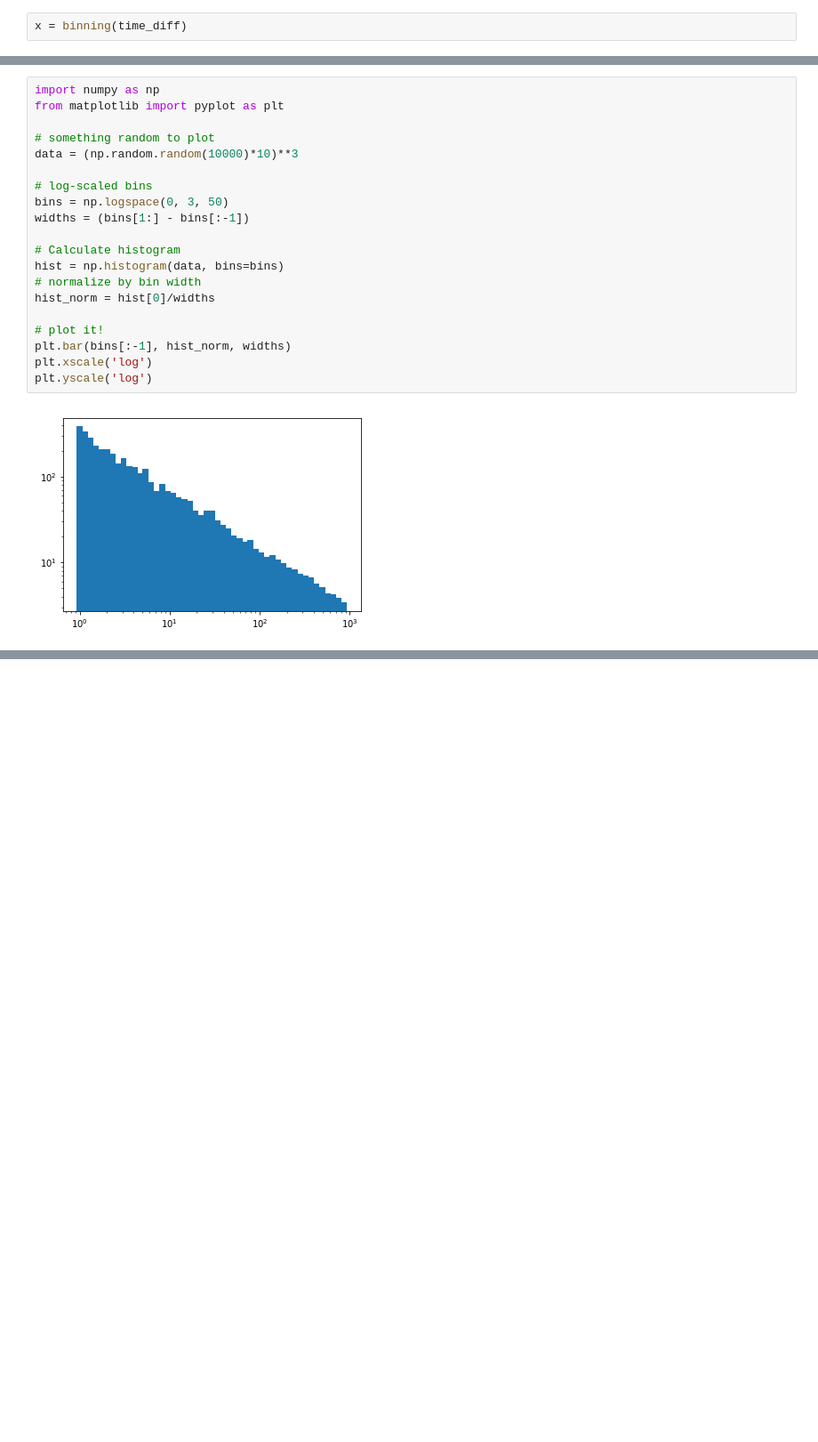
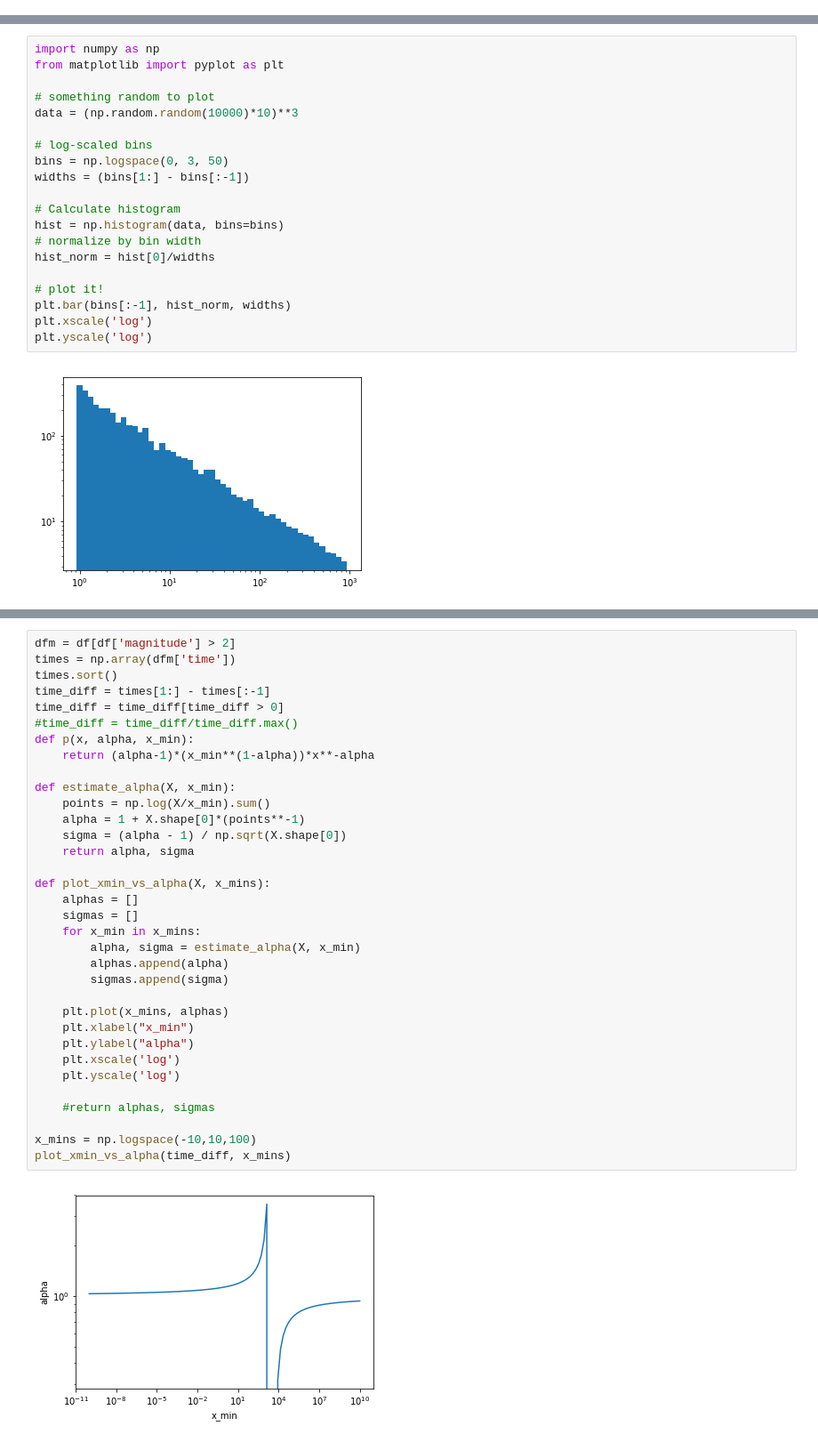
Before and after one commit to mango915/Earthquakes, a Jupyter notebook: Binning_function_mango.ipynb, the cells around one changed output, grey strips where cells are left out. Shown: that part at 89% size. Saved outputs shown, nothing was run; the diff lists cells and outputs as text; blank space fills up the shorter version.

```diff
--- a/Binning_function_mango.ipynb
+++ b/Binning_function_mango.ipynb
@@ -218,5 +218,3 @@ times = np.array(df['time'])
 times.sort()
 time_diff = times[1:] - times[:-1]
 time_diff = time_diff[time_diff > 0]
-# %%
-x = binning(time_diff)
@@ -336,0 +289,36 @@ plt.hist(time_diff[time_diff<2250])
+# %%
+dfm = df[df['magnitude'] > 2]
+times = np.array(dfm['time'])
+times.sort()
+time_diff = times[1:] - times[:-1]
+time_diff = time_diff[time_diff > 0]
+#time_diff = time_diff/time_diff.max()
+def p(x, alpha, x_min):
+    return (alpha-1)*(x_min**(1-alpha))*x**-alpha
+
+def estimate_alpha(X, x_min):
+    points = np.log(X/x_min).sum()
+    alpha = 1 + X.shape[0]*(points**-1)
+    sigma = (alpha - 1) / np.sqrt(X.shape[0])
+    return alpha, sigma
+
+def plot_xmin_vs_alpha(X, x_mins):
+    alphas = []
+    sigmas = []
+    for x_min in x_mins:
+        alpha, sigma = estimate_alpha(X, x_min)
+        alphas.append(alpha)
+        sigmas.append(sigma)
+
+    plt.plot(x_mins, alphas)
+    plt.xlabel("x_min")
+    plt.ylabel("alpha")
+    plt.xscale('log')
+    plt.yscale('log')
+
+    #return alphas, sigmas
+
+x_mins = np.logspace(-10,10,100)
+plot_xmin_vs_alpha(time_diff, x_mins)
+# %% [output]
+[figure, added]
```
Also changed, not shown: parts of 9 cells of this notebook.
